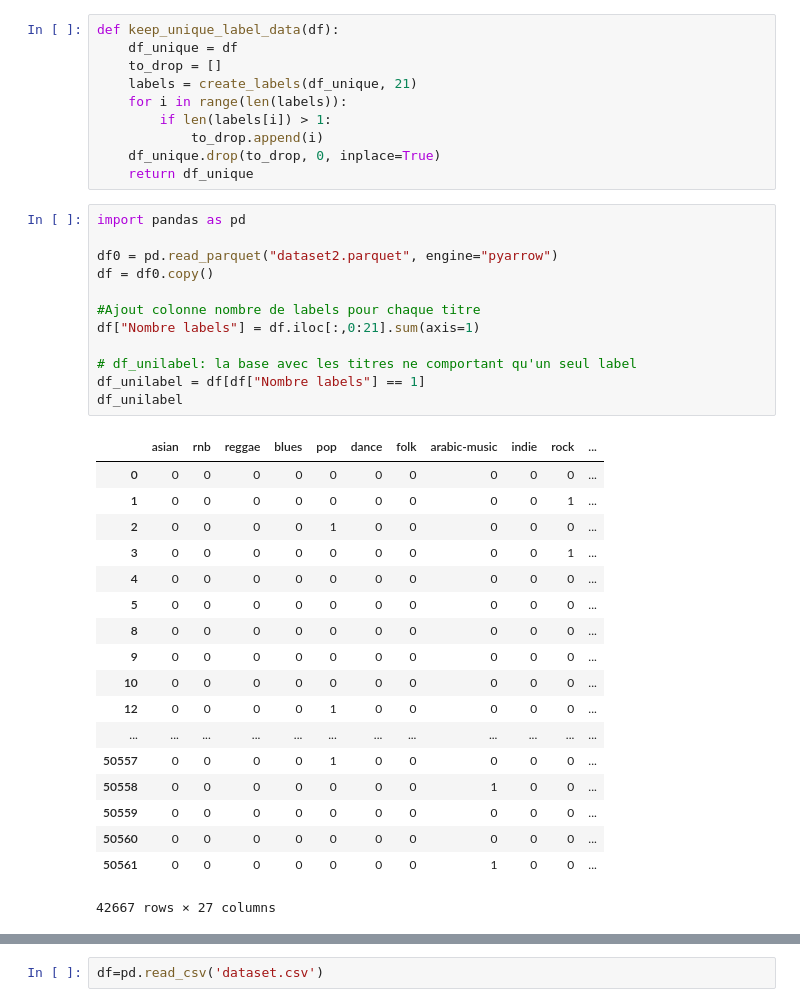
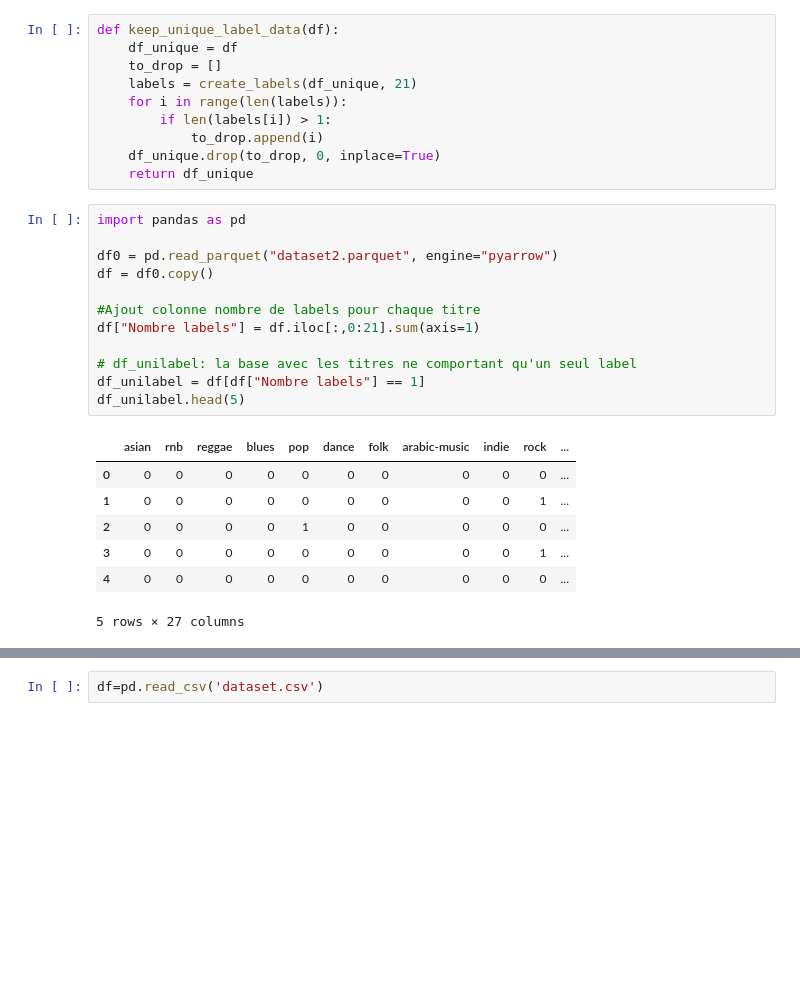
Before and after one commit to taminemelissa/multi-label-classification, a Jupyter notebook: Notebook random forest.ipynb, the cells around one changed output, grey strips where cells are left out. Saved outputs shown, nothing was run; the diff lists cells and outputs as text; blank space fills up the shorter version.

```diff
--- a/Notebook random forest.ipynb
+++ b/Notebook random forest.ipynb
@@ -31,32 +29,21 @@ def keep_unique_label_data(df):
 # %%
 import pandas as pd
 
 df0 = pd.read_parquet("dataset2.parquet", engine="pyarrow")
 df = df0.copy()
 
 #Ajout colonne nombre de labels pour chaque titre
 df["Nombre labels"] = df.iloc[:,0:21].sum(axis=1)
 
 # df_unilabel: la base avec les titres ne comportant qu'un seul label
 df_unilabel = df[df["Nombre labels"] == 1]
-df_unilabel
+df_unilabel.head(5)
 # %% [output]
 |  | asian | rnb | reggae | blues | pop | dance | folk | arabic-music | indie | rock | ... |
 | 0 | 0 | 0 | 0 | 0 | 0 | 0 | 0 | 0 | 0 | 0 | ... |
 | 1 | 0 | 0 | 0 | 0 | 0 | 0 | 0 | 0 | 0 | 1 | ... |
 | 2 | 0 | 0 | 0 | 0 | 1 | 0 | 0 | 0 | 0 | 0 | ... |
 | 3 | 0 | 0 | 0 | 0 | 0 | 0 | 0 | 0 | 0 | 1 | ... |
 | 4 | 0 | 0 | 0 | 0 | 0 | 0 | 0 | 0 | 0 | 0 | ... |
-| 5 | 0 | 0 | 0 | 0 | 0 | 0 | 0 | 0 | 0 | 0 | ... |
-| 8 | 0 | 0 | 0 | 0 | 0 | 0 | 0 | 0 | 0 | 0 | ... |
-| 9 | 0 | 0 | 0 | 0 | 0 | 0 | 0 | 0 | 0 | 0 | ... |
-| 10 | 0 | 0 | 0 | 0 | 0 | 0 | 0 | 0 | 0 | 0 | ... |
-| 12 | 0 | 0 | 0 | 0 | 1 | 0 | 0 | 0 | 0 | 0 | ... |
-| ... | ... | ... | ... | ... | ... | ... | ... | ... | ... | ... | ... |
-| 50557 | 0 | 0 | 0 | 0 | 1 | 0 | 0 | 0 | 0 | 0 | ... |
-| 50558 | 0 | 0 | 0 | 0 | 0 | 0 | 0 | 1 | 0 | 0 | ... |
-| 50559 | 0 | 0 | 0 | 0 | 0 | 0 | 0 | 0 | 0 | 0 | ... |
-| 50560 | 0 | 0 | 0 | 0 | 0 | 0 | 0 | 0 | 0 | 0 | ... |
-| 50561 | 0 | 0 | 0 | 0 | 0 | 0 | 0 | 1 | 0 | 0 | ... |
-42667 rows × 27 columns
+5 rows × 27 columns
 # %%
```
Also changed, not shown: parts of 10 cells of this notebook.
